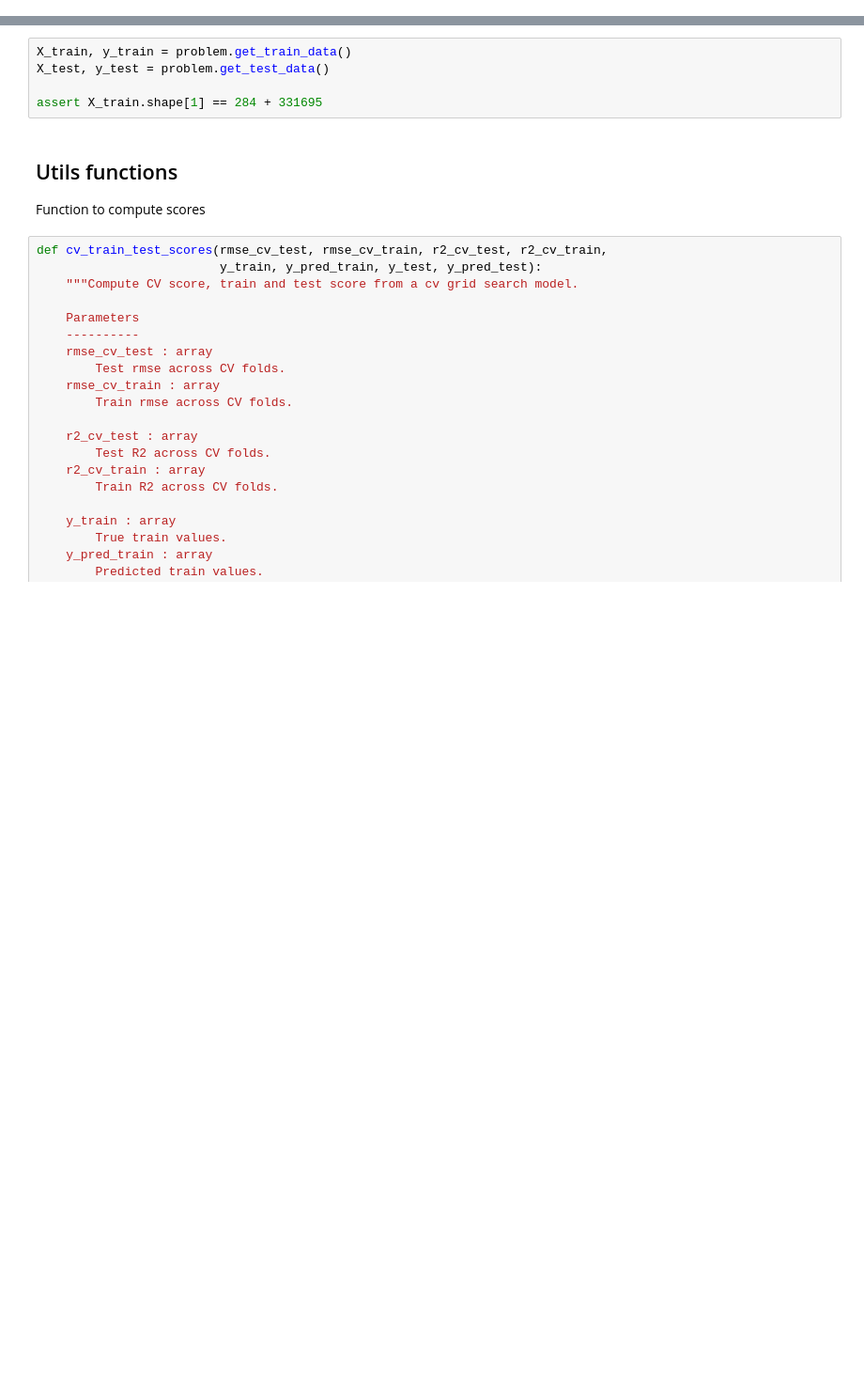
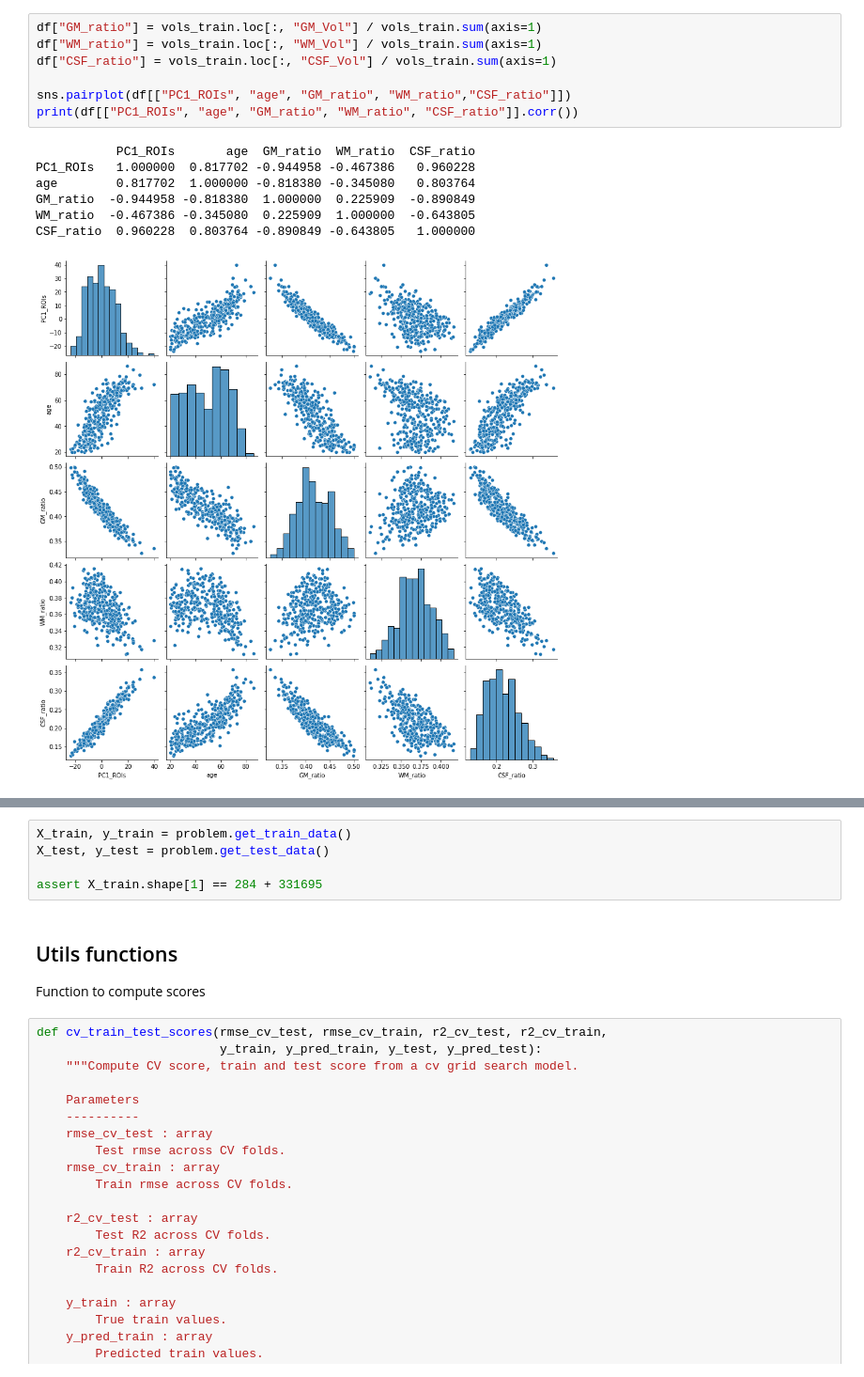
Before and after one commit to ramp-kits/brain_age, a Jupyter notebook: brain_age_starting_kit.ipynb, the cells around one changed output, grey strips where cells are left out. Shown at 94% size. Cells and saved outputs as stored; diff of their text form; blank space fills up the shorter version.

```diff
--- a/brain_age_starting_kit.ipynb
+++ b/brain_age_starting_kit.ipynb
@@ -148,0 +238,15 @@ ramp-test --submission linear_regression_rois
+# %%
+df["GM_ratio"] = vols_train.loc[:, "GM_Vol"] / vols_train.sum(axis=1)
+df["WM_ratio"] = vols_train.loc[:, "WM_Vol"] / vols_train.sum(axis=1)
+df["CSF_ratio"] = vols_train.loc[:, "CSF_Vol"] / vols_train.sum(axis=1)
+
+sns.pairplot(df[["PC1_ROIs", "age", "GM_ratio", "WM_ratio","CSF_ratio"]])
+print(df[["PC1_ROIs", "age", "GM_ratio", "WM_ratio", "CSF_ratio"]].corr())
+# %% [output]
+           PC1_ROIs       age  GM_ratio  WM_ratio  CSF_ratio
+PC1_ROIs   1.000000  0.817702 -0.944958 -0.467386   0.960228
+age        0.817702  1.000000 -0.818380 -0.345080   0.803764
+GM_ratio  -0.944958 -0.818380  1.000000  0.225909  -0.890849
+WM_ratio  -0.467386 -0.345080  0.225909  1.000000  -0.643805
+CSF_ratio  0.960228  0.803764 -0.890849 -0.643805   1.000000
+[figure, added]
```
Also changed, not shown: parts of 24 cells of this notebook, 1 other file.
